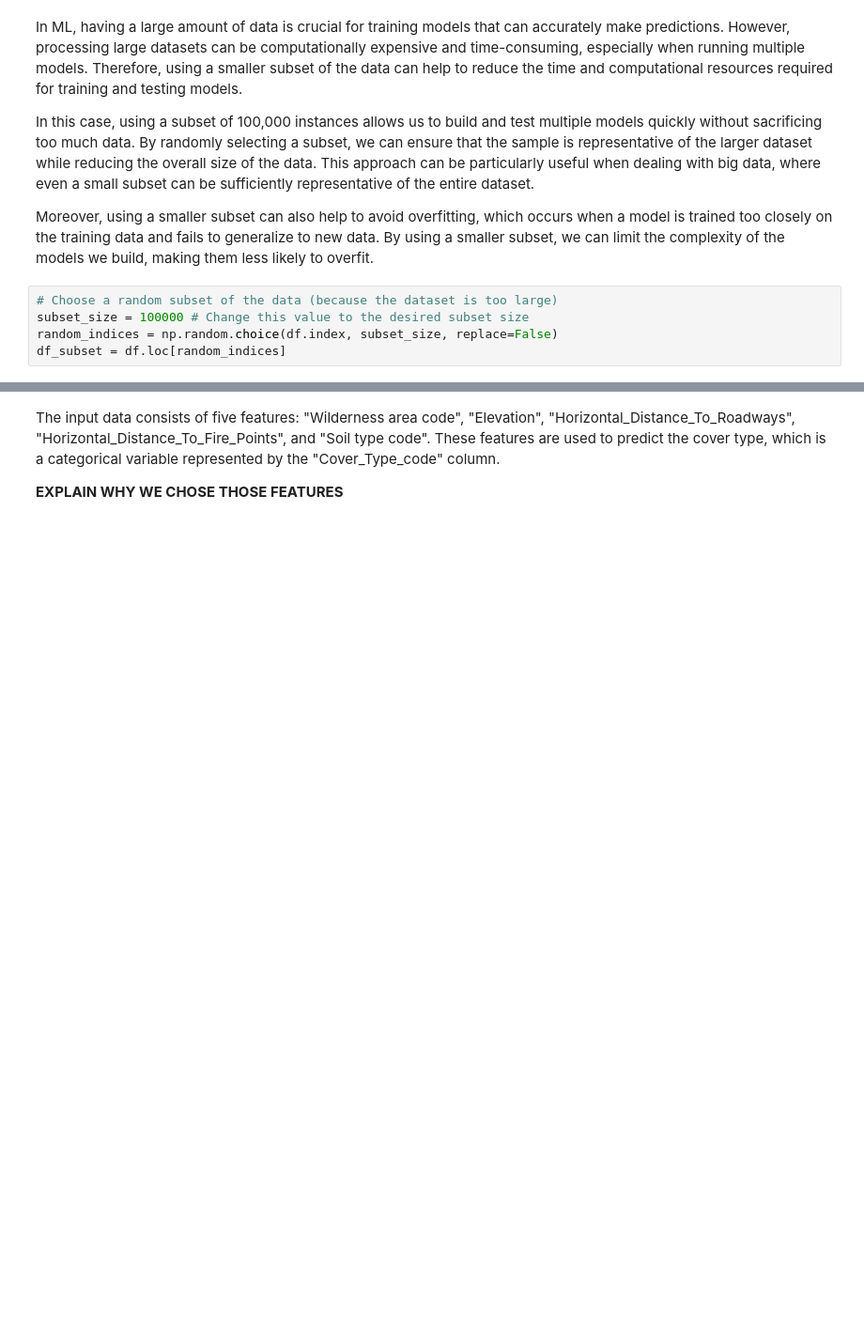
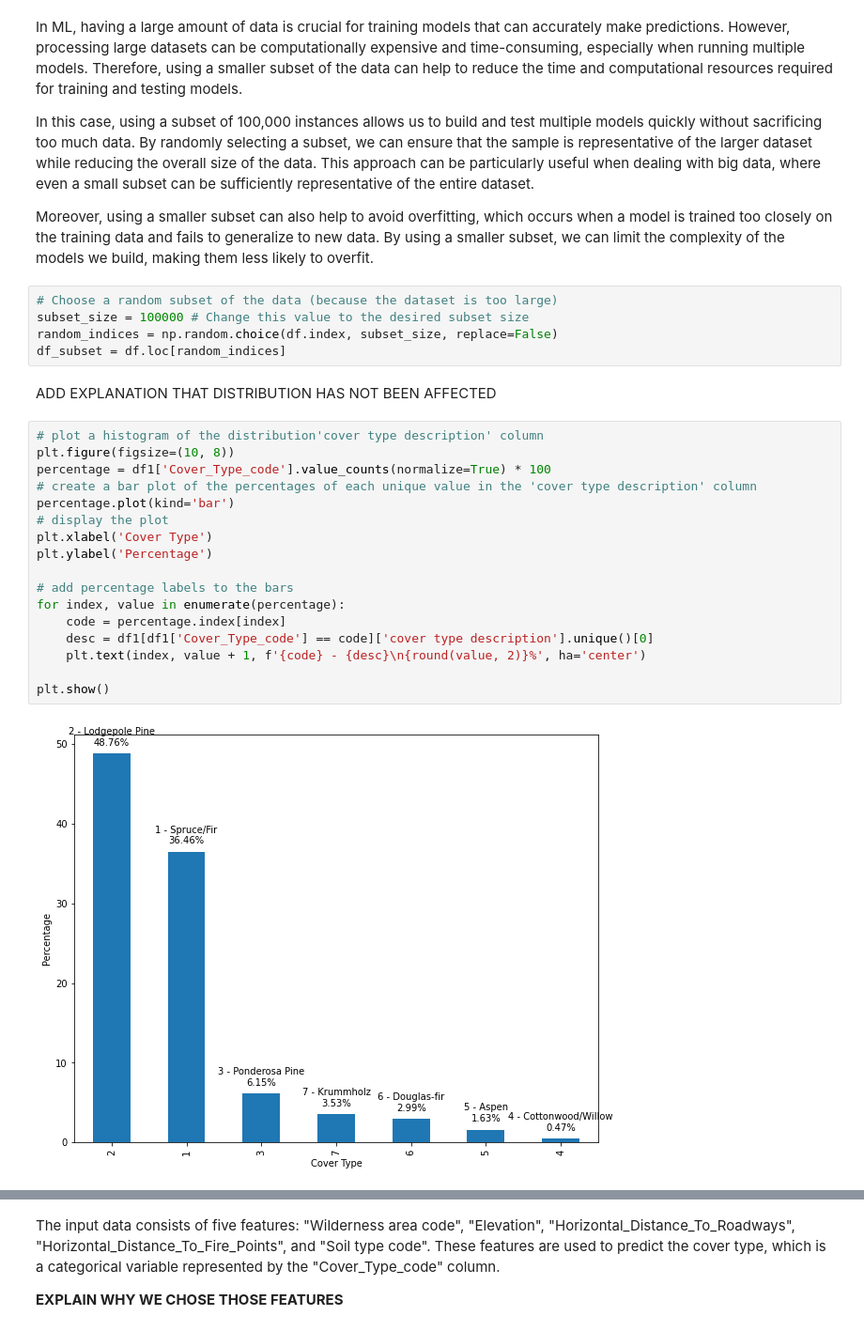
Before and after one commit to monica-navas-m/Machine-Learning, a Jupyter notebook: Notebook Python.ipynb, the cells around one changed output, grey strips where cells are left out. Shown at 94% size. Cells and saved outputs as stored; diff of their text form; blank space fills up the shorter version.

```diff
--- a/Notebook Python.ipynb
+++ b/Notebook Python.ipynb
@@ -345,3 +383,24 @@ Moreover, using a smaller subset can also help to avoid overfitting, which occur
 subset_size = 100000 # Change this value to the desired subset size
 random_indices = np.random.choice(df.index, subset_size, replace=False)
 df_subset = df.loc[random_indices]
+# %% [markdown]
+ADD EXPLANATION THAT DISTRIBUTION HAS NOT BEEN AFFECTED
+# %%
+# plot a histogram of the distribution'cover type description' column
+plt.figure(figsize=(10, 8))
+percentage = df1['Cover_Type_code'].value_counts(normalize=True) * 100
+# create a bar plot of the percentages of each unique value in the 'cover type description' column
+percentage.plot(kind='bar')
+# display the plot
+plt.xlabel('Cover Type')
+plt.ylabel('Percentage')
+
+# add percentage labels to the bars
+for index, value in enumerate(percentage):
+    code = percentage.index[index]
+    desc = df1[df1['Cover_Type_code'] == code]['cover type description'].unique()[0]
+    plt.text(index, value + 1, f'{code} - {desc}\n{round(value, 2)}%', ha='center')
+
+plt.show()
+# %% [output]
+[figure, added]
```
Also changed, not shown: parts of 23 cells of this notebook.
